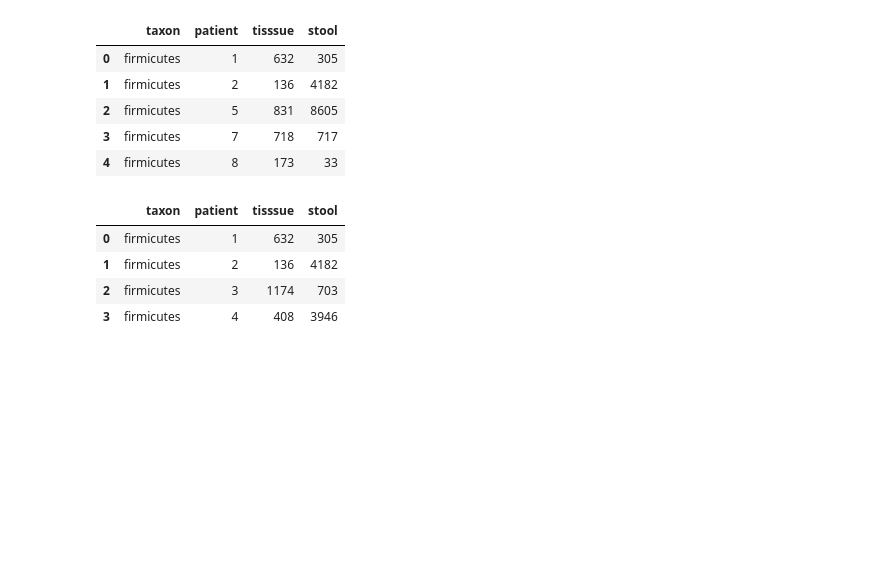
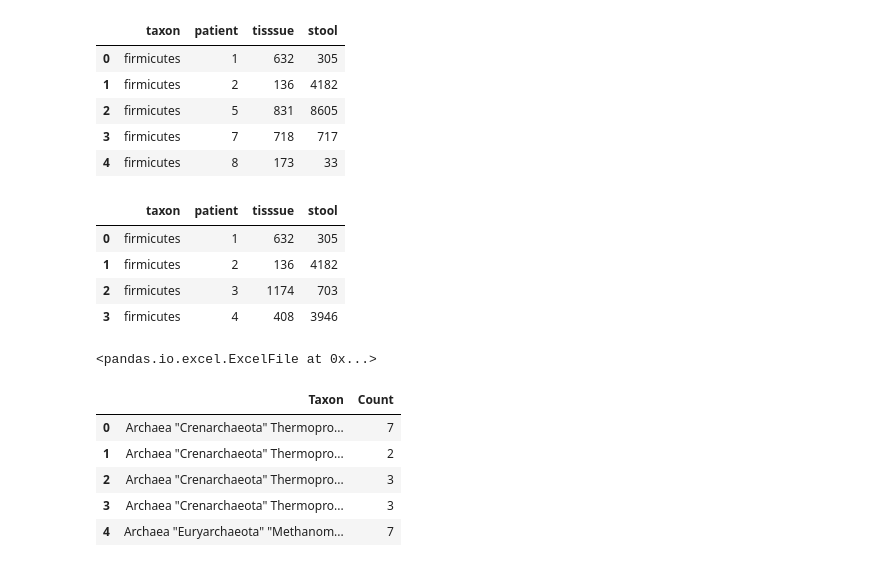
Before and after one commit to shuangsong/python_data_analysis, a Jupyter notebook: note_1.ipynb, the cells around one changed output. Drawn from its saved outputs; the diff is of its cells as text; code cells hidden in the pictures; blank space fills up the shorter version.

Commit message:
add note 1

```diff
--- a/note_1.ipynb
+++ b/note_1.ipynb
@@ -458,0 +462,17 @@ pd.read_csv("C:/Users/cleopathy/python_note/python_data_analysis/microbiome.csv"
+# %%
+#read excel file:
+mb_file = pd.ExcelFile("C:/Users/cleopathy/python_note/python_data_analysis/MID1.xls")
+mb_file
+# %% [output]
+<pandas.io.excel.ExcelFile at 0x...>
+# %%
+mb1 = mb_file.parse("Sheet 1", header = None)
+mb1.columns = ["Taxon", "Count"]
+mb1.head()
+# %% [output]
+|  | Taxon | Count |
+| 0 | Archaea "Crenarchaeota" Thermopro... | 7 |
+| 1 | Archaea "Crenarchaeota" Thermopro... | 2 |
+| 2 | Archaea "Crenarchaeota" Thermopro... | 3 |
+| 3 | Archaea "Crenarchaeota" Thermopro... | 3 |
+| 4 | Archaea "Euryarchaeota" "Methanom... | 7 |
```
Also changed, not shown: parts of 1 cell of this notebook.
